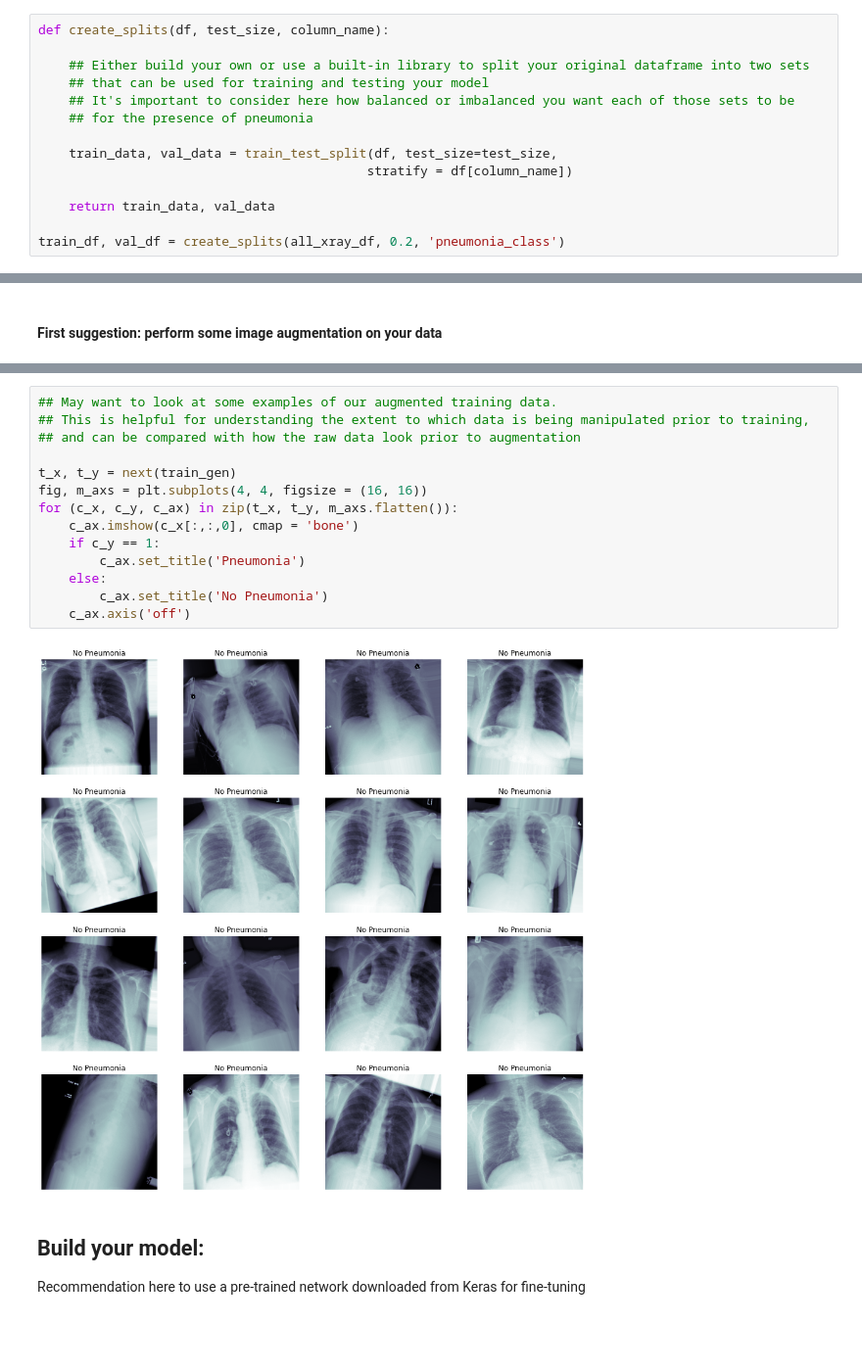
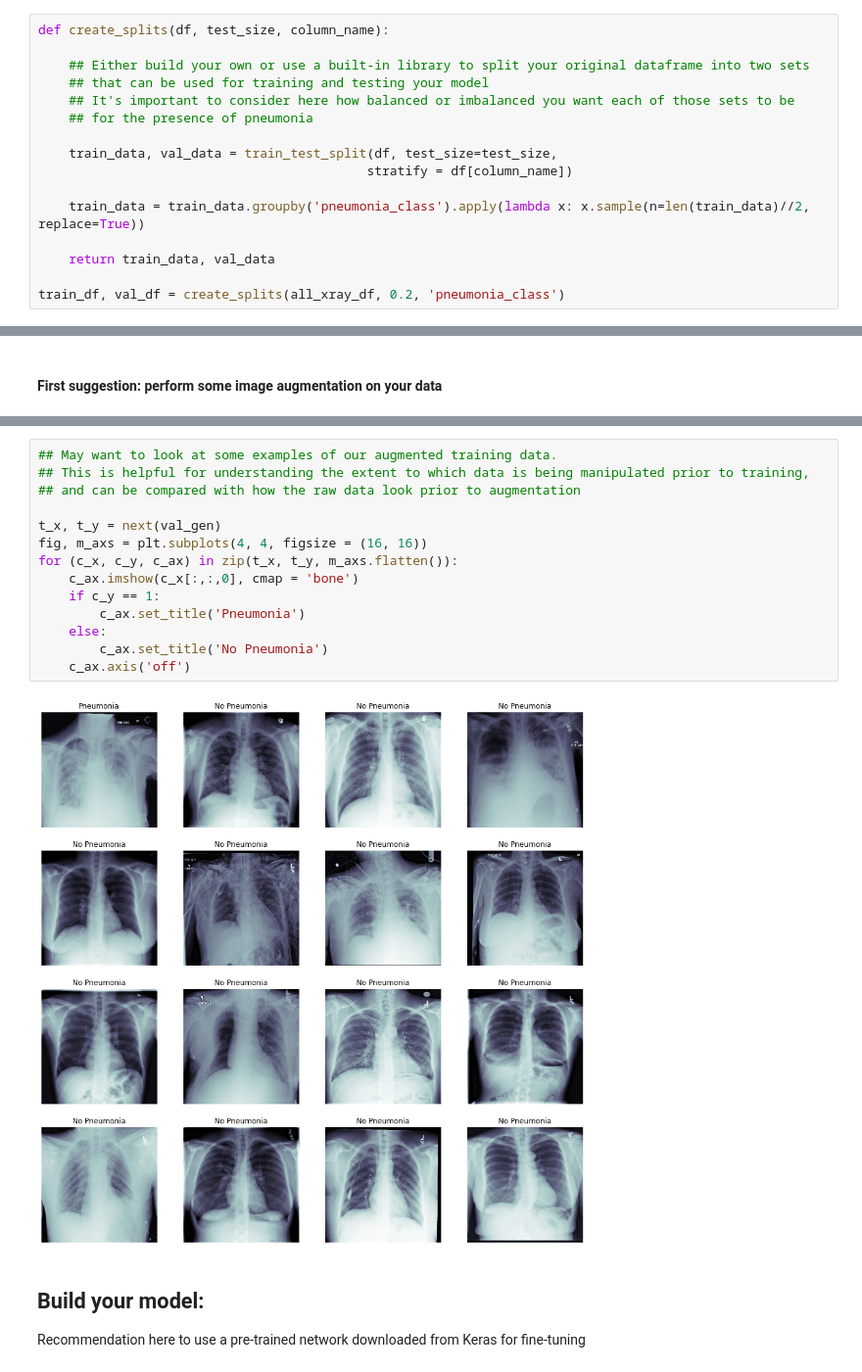
Before and after one commit to soon-yau/AIHCND_C2_Starter, a Jupyter notebook: Build and train model.ipynb, the cells around one changed output, grey strips where cells are left out. Shown at 98% size. Saved outputs shown, nothing was run; the diff lists cells and outputs as text; blank space fills up the shorter version.

```diff
--- a/Build and train model.ipynb
+++ b/Build and train model.ipynb
@@ -88,6 +92,8 @@ def create_splits(df, test_size, column_name):
     train_data, val_data = train_test_split(df, test_size=test_size,
                                            stratify = df[column_name])
 
+    train_data = train_data.groupby('pneumonia_class').apply(lambda x: x.sample(n=len(train_data)//2, replace=True))
+
     return train_data, val_data
 
 train_df, val_df = create_splits(all_xray_df, 0.2, 'pneumonia_class')
@@ -153,19 +181,19 @@ Found 22424 validated image filenames.
 # %%
 ## May want to look at some examples of our augmented training data.
 ## This is helpful for understanding the extent to which data is being manipulated prior to training,
 ## and can be compared with how the raw data look prior to augmentation
 
-t_x, t_y = next(train_gen)
+t_x, t_y = next(val_gen)
 fig, m_axs = plt.subplots(4, 4, figsize = (16, 16))
 for (c_x, c_y, c_ax) in zip(t_x, t_y, m_axs.flatten()):
     c_ax.imshow(c_x[:,:,0], cmap = 'bone')
     if c_y == 1:
         c_ax.set_title('Pneumonia')
     else:
         c_ax.set_title('No Pneumonia')
     c_ax.axis('off')
 # %% [output]
-[figure, old version]
+[figure, new version]
 # %% [markdown]
 ## Build your model:
 
```
Also changed, not shown: parts of 20 cells of this notebook, 2 other files.
